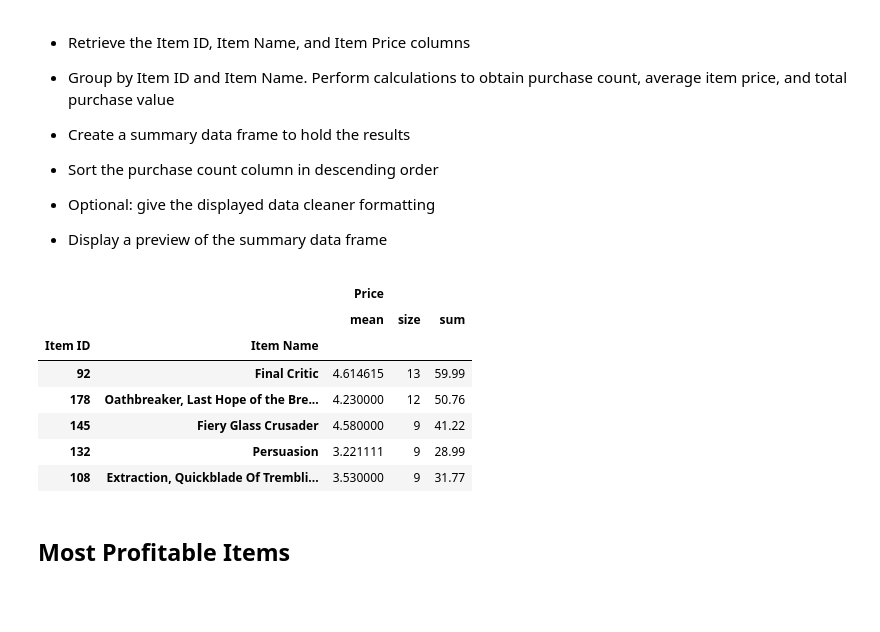
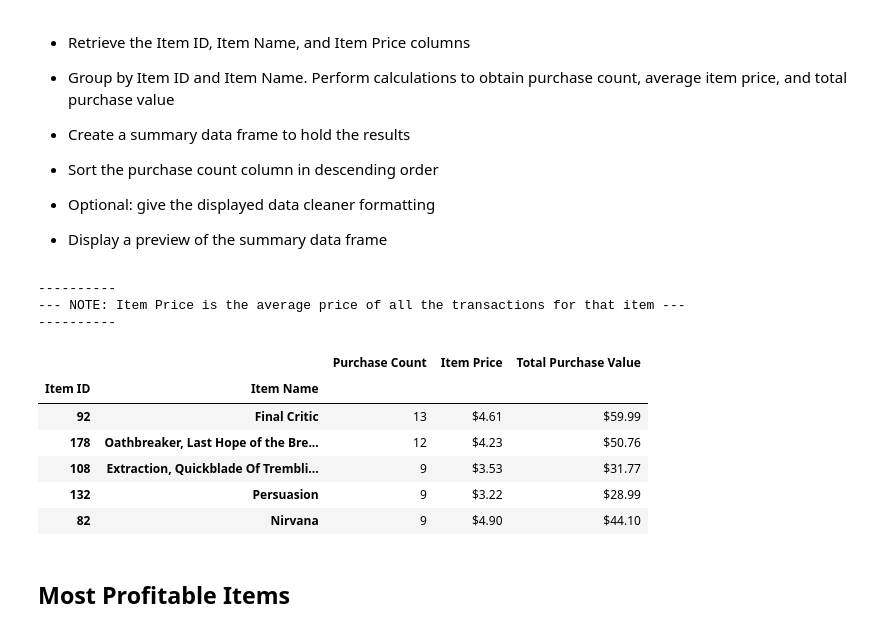
Before and after one commit to stephenbpeters/pandas-challenge, a Jupyter notebook: HeroesOfPymoli/HeroesOfPymoli.ipynb, the cells around one changed output. Drawn from its saved outputs; the diff is of its cells as text; code cells hidden in the pictures; blank space fills up the shorter version.

```diff
--- a/HeroesOfPymoli/HeroesOfPymoli.ipynb
+++ b/HeroesOfPymoli/HeroesOfPymoli.ipynb
@@ -433,26 +402,44 @@ Alo38                        $1.00          $1.00                $1.00
 
 
 * Display a preview of the summary data frame
-# %%
-start_data = purchase_data
-start_data
-
-pop_piv = pd.pivot_table(start_data, values = ['Price'], index=['Item ID', 'Item Name'],
-                        aggfunc={'Price': ('size', 'mean', sum)})
-
-pop_piv_df = pd.DataFrame(pop_piv)
-
-pop_piv_report = pop_piv_df.reindex(pop_piv_df['Price'].sort_values(by='size', ascending=False).index)
-pop_piv_report.head()
-# %% [output]
-|  |  | Price |  |  |
-|  |  | mean | size | sum |
-| Item ID | Item Name |  |  |  |
-| 92 | Final Critic | 4.614615 | 13 | 59.99 |
-| 178 | Oathbreaker, Last Hope of the Bre... | 4.230000 | 12 | 50.76 |
-| 145 | Fiery Glass Crusader | 4.580000 | 9 | 41.22 |
-| 132 | Persuasion | 3.221111 | 9 | 28.99 |
-| 108 | Extraction, Quickblade Of Trembli... | 3.530000 | 9 | 31.77 |
+# %%
+# make sure we are starting with the base data
+start_data = purchase_data
+# create our pivot table
+pop_piv = pd.pivot_table(start_data, values = ['Price'], index=['Item ID', 'Item Name'],
+                        aggfunc={'Price': ('size', 'mean', sum)})
+# make sure it's a dataframe
+pop_piv_df = pd.DataFrame(pop_piv)
+# drop the 'Price' index
+pop_piv_df.columns = pop_piv_df.columns.droplevel()
+# rename columns, format and place in the proper column order
+pop_piv_df = pop_piv_df.rename(columns = {'mean': 'Item Price', 'size': 'Purchase Count',
+                                          'sum': 'Total Purchase Value'})
+pop_piv_df = pop_piv_df[['Purchase Count', 'Item Price', 'Total Purchase Value']]
+
+# here we sort by tot purch val before we format
+pop_piv_df = pop_piv_df.reindex(pop_piv_df['Purchase Count'].sort_values(ascending=False).index)
+
+pop_piv_df['Item Price'] = pop_piv_df['Item Price'].apply('${:,.2f}'.format)
+pop_piv_df['Total Purchase Value'] = pop_piv_df['Total Purchase Value'].apply('${:,.2f}'.format)
+
+# and now our output!
+print('')
+print('----------')
+print('--- NOTE: Item Price is the average price of all the transactions for that item ---')
+print('----------')
+pop_piv_df.head()
+# %% [output]
+----------
+--- NOTE: Item Price is the average price of all the transactions for that item ---
+----------
+|  |  | Purchase Count | Item Price | Total Purchase Value |
+| Item ID | Item Name |  |  |  |
+| 92 | Final Critic | 13 | $4.61 | $59.99 |
+| 178 | Oathbreaker, Last Hope of the Bre... | 12 | $4.23 | $50.76 |
+| 108 | Extraction, Quickblade Of Trembli... | 9 | $3.53 | $31.77 |
+| 132 | Persuasion | 9 | $3.22 | $28.99 |
+| 82 | Nirvana | 9 | $4.90 | $44.10 |
 # %% [markdown]
 ## Most Profitable Items
 # %% [markdown]
```
Also changed, not shown: parts of 7 cells of this notebook, 10 other files.
